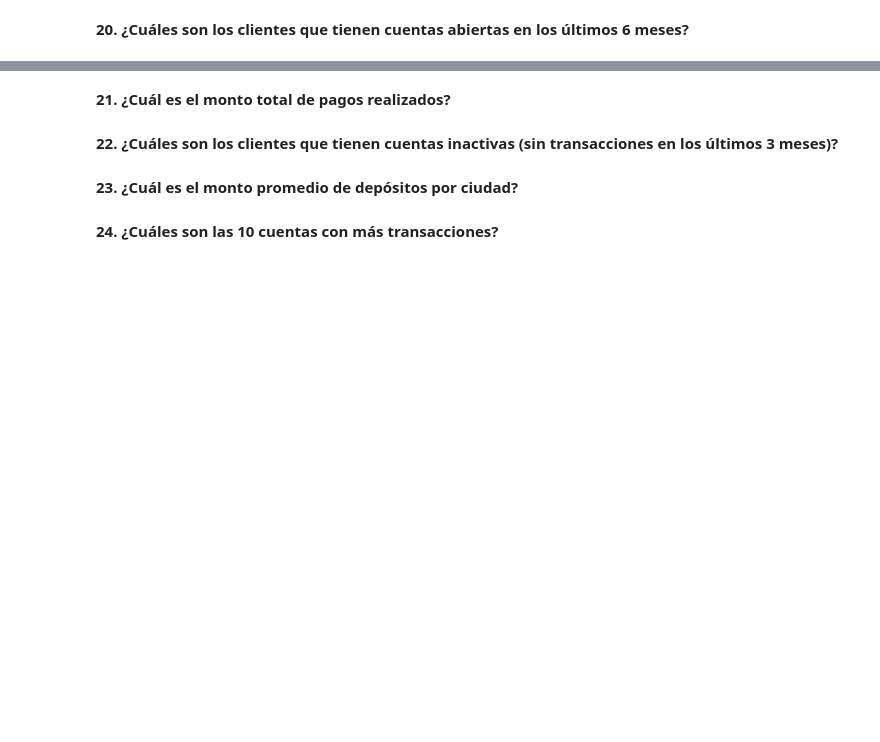
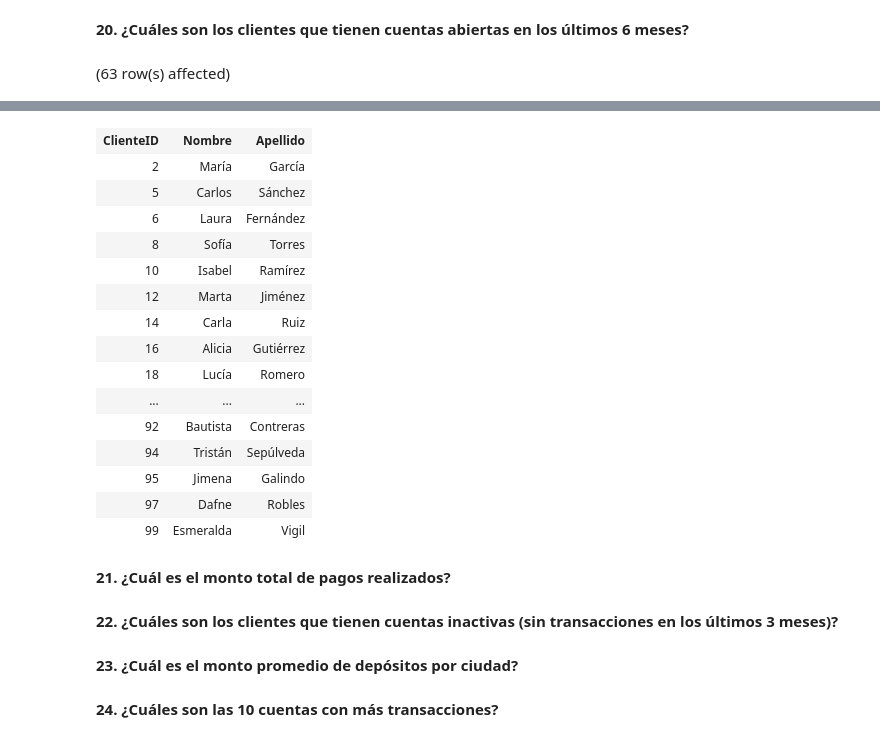
Before and after one commit to mizos0512/curso_sql, a Jupyter notebook: notebooks/Practica_Final_SQL.ipynb, the cells around one changed output, grey strips where cells are left out. Cells and saved outputs as stored; diff of their text form; code cells hidden in the pictures; blank space fills up the shorter version.

```diff
--- a/notebooks/Practica_Final_SQL.ipynb
+++ b/notebooks/Practica_Final_SQL.ipynb
@@ -549,2 +648,9 @@ Total execution time: 00:00:01.013
 # %% [markdown]
 **20. ¿Cuáles son los clientes que tienen cuentas abiertas en los últimos 6 meses?**
+# %%
+SELECT DISTINCT cl.ClienteID, cl.Nombre, cl.Apellido
+FROM bank.clientes cl
+INNER JOIN bank.cuentas cu ON cl.ClienteID = cu.ClienteID
+WHERE cu.FechaApertura >= DATE_SUB(CURDATE(), INTERVAL 120 MONTH);
+# %% [output]
+(63 row(s) affected)
@@ -551,3 +658,19 @@ Total execution time: 00:00:01.013
+| ClienteID | Nombre | Apellido |
+| 2 | María | García |
+| 5 | Carlos | Sánchez |
+| 6 | Laura | Fernández |
+| 8 | Sofía | Torres |
+| 10 | Isabel | Ramírez |
+| 12 | Marta | Jiménez |
+| 14 | Carla | Ruiz |
+| 16 | Alicia | Gutiérrez |
+| 18 | Lucía | Romero |
+| ... | ... | ... |
+| 92 | Bautista | Contreras |
+| 94 | Tristán | Sepúlveda |
+| 95 | Jimena | Galindo |
+| 97 | Dafne | Robles |
+| 99 | Esmeralda | Vigil |
 # %% [markdown]
 **21. ¿Cuál es el monto total de pagos realizados?**
 # %% [markdown]
```
Also changed, not shown: parts of 15 cells of this notebook.
